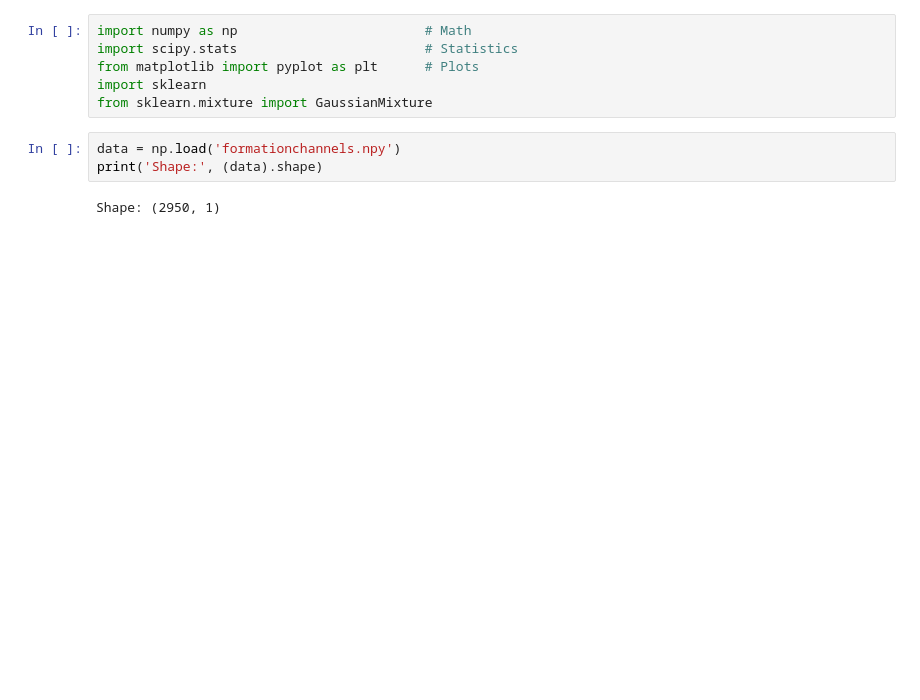
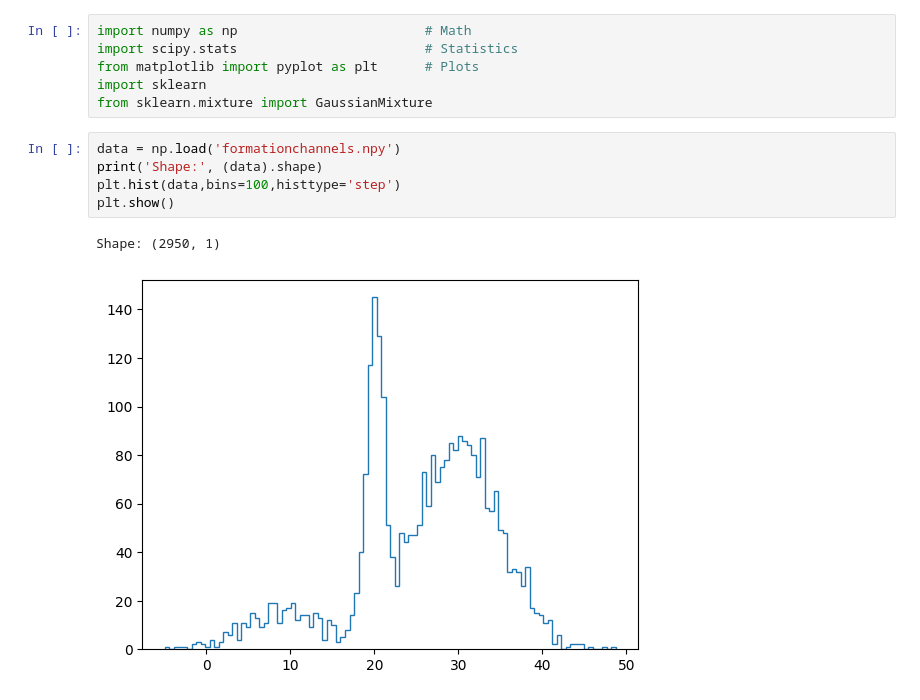
Before and after one commit to GiuliaConti/astrostatistics_bicocca_2024, a Jupyter notebook: working/E07_L06.ipynb, the cells around one changed output. Saved outputs shown, nothing was run; the diff lists cells and outputs as text; blank space fills up the shorter version.

```diff
--- a/working/E07_L06.ipynb
+++ b/working/E07_L06.ipynb
@@ -7,8 +7,11 @@ from sklearn.mixture import GaussianMixture
 # %%
 data = np.load('formationchannels.npy')
 print('Shape:', (data).shape)
+plt.hist(data,bins=100,histtype='step')
+plt.show()
 # %% [output]
 Shape: (2950, 1)
+[figure, added]
 # %%
 ncomp_arr = np.linspace(1,10,10).astype(int)
 AIC = np.zeros(10)
```
Also changed, not shown: parts of 14 cells of this notebook, 2 other files.
